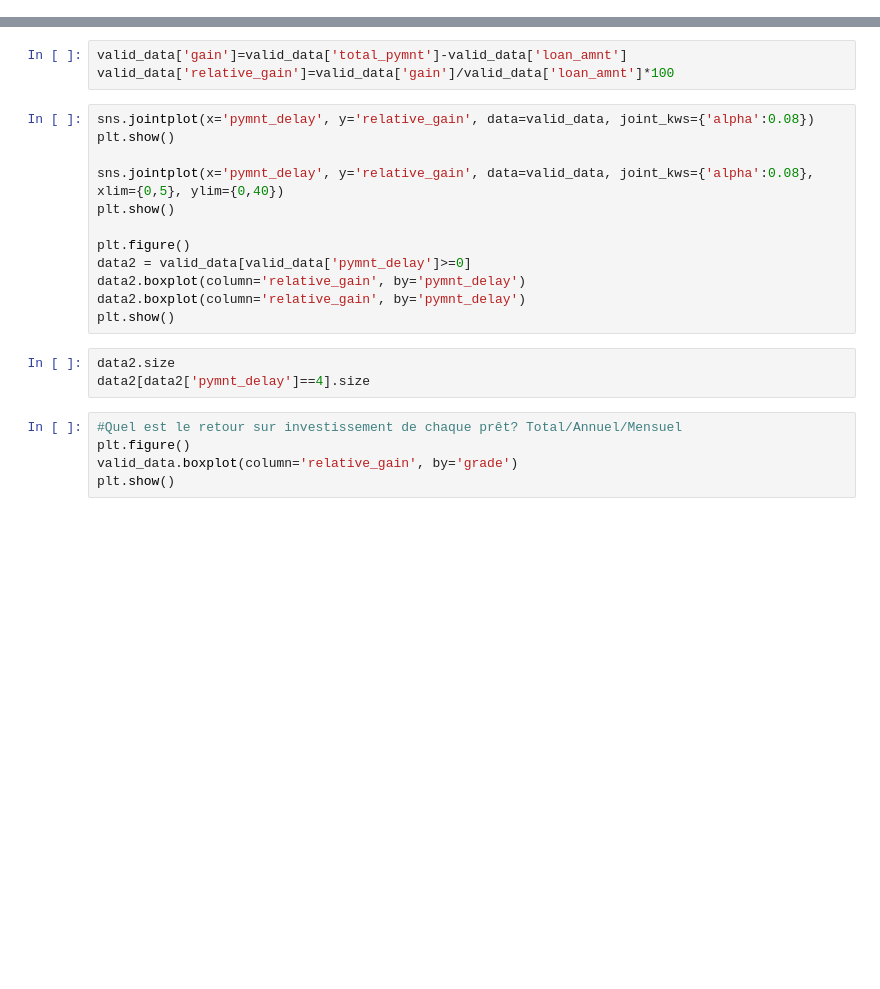
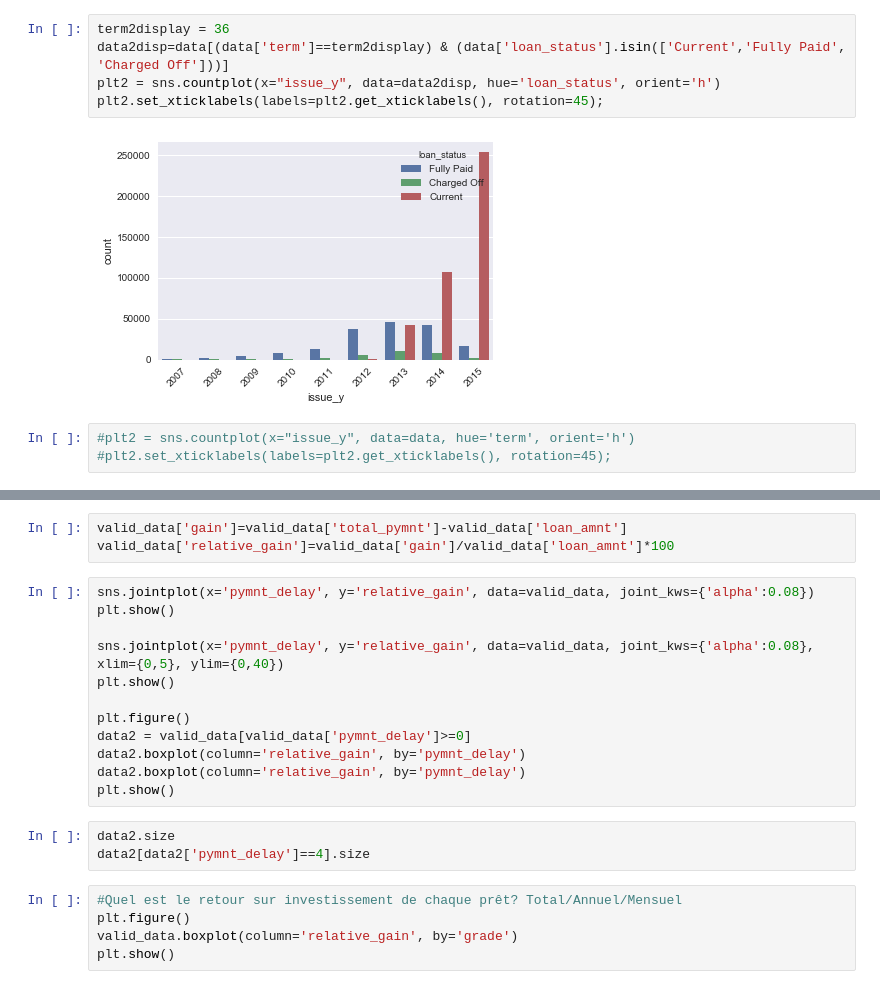
Before and after one commit to Elsalune/Lending_Demo, a Jupyter notebook: EDA/LendingClub.ipynb, the cells around one changed output, grey strips where cells are left out. Cells and saved outputs as stored; diff of their text form; blank space fills up the shorter version.

```diff
--- a/EDA/LendingClub.ipynb
+++ b/EDA/LendingClub.ipynb
@@ -18,2 +118,12 @@ data['last_pymnt_y']=data['last_pymnt_d'].apply(lambda x: x.year)
+# %%
+term2display = 36
+data2disp=data[(data['term']==term2display) & (data['loan_status'].isin(['Current','Fully Paid', 'Charged Off']))]
+plt2 = sns.countplot(x="issue_y", data=data2disp, hue='loan_status', orient='h')
+plt2.set_xticklabels(labels=plt2.get_xticklabels(), rotation=45);
+# %% [output]
+[figure, added]
+# %%
+#plt2 = sns.countplot(x="issue_y", data=data, hue='term', orient='h')
+#plt2.set_xticklabels(labels=plt2.get_xticklabels(), rotation=45);
 # %%
 data['last_pymnt_d'].max()
```
Also changed, not shown: parts of 37 cells of this notebook.
